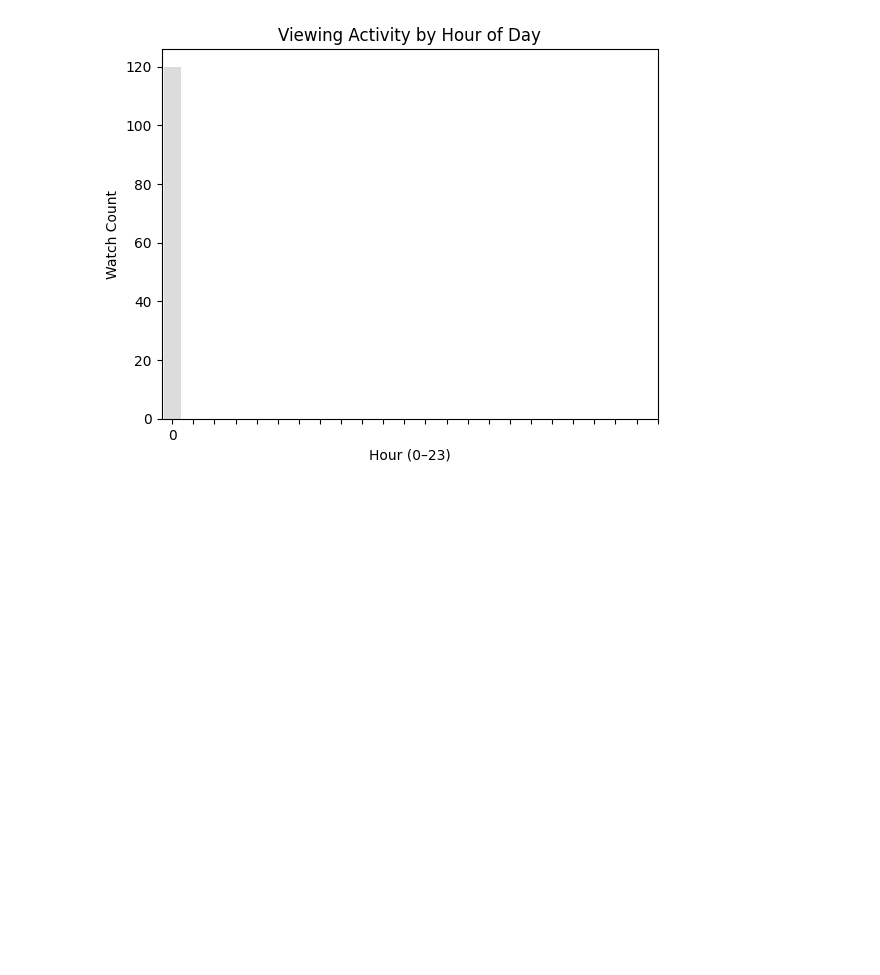
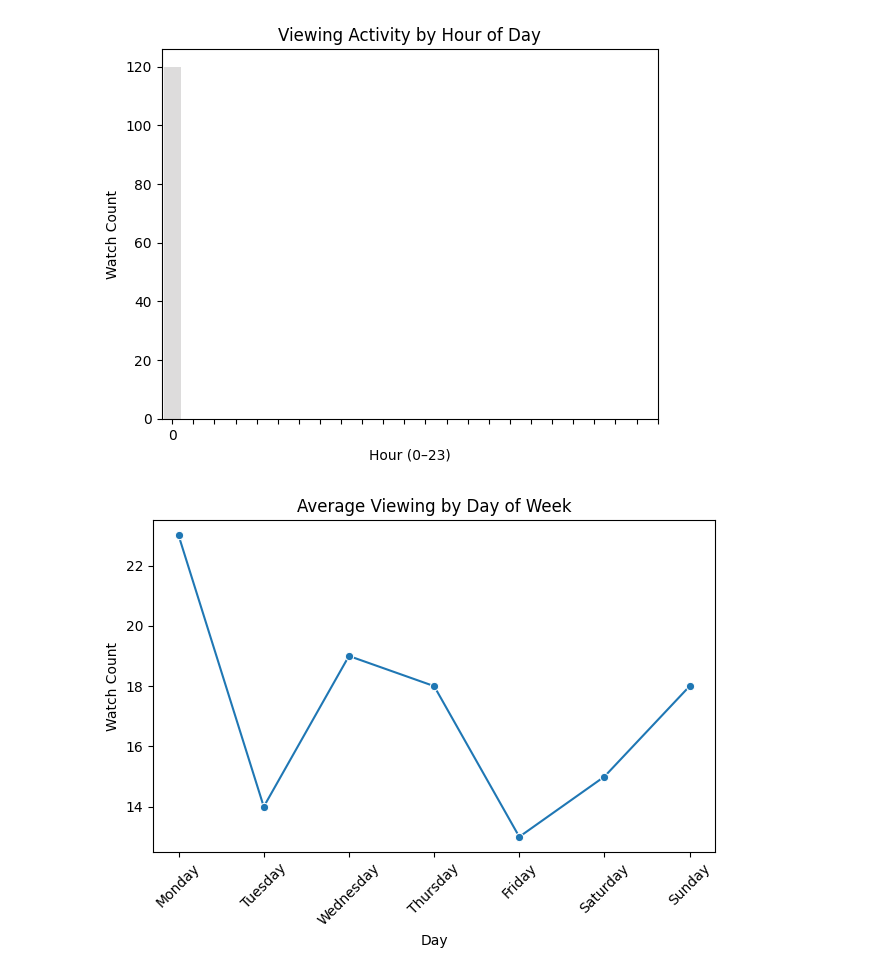
Before and after one commit to ARUNAGIRINATHAN-K/Data-Analyst-Project-Portfolio, a Jupyter notebook: Netflix-WatchPattern-Analytics/notebooks/03_time_series_analysis.ipynb, the cells around one changed output. Drawn from its saved outputs; the diff is of its cells as text; code cells hidden in the pictures; blank space fills up the shorter version.

```diff
--- a/Netflix-WatchPattern-Analytics/notebooks/03_time_series_analysis.ipynb
+++ b/Netflix-WatchPattern-Analytics/notebooks/03_time_series_analysis.ipynb
@@ -52,3 +52,18 @@ Passing `palette` without assigning `hue` is deprecated and will be removed in v
 
   sns.barplot(x=hourly_views.index, y=hourly_views.values, palette="coolwarm")
 [figure]
+# %%
+df['Weekday'] = df['Date'].dt.day_name()
+weekday_avg = df.groupby('Weekday').size().reindex([
+    'Monday', 'Tuesday', 'Wednesday', 'Thursday', 'Friday', 'Saturday', 'Sunday'
+])
+
+sns.lineplot(x=weekday_avg.index, y=weekday_avg.values, marker='o')
+plt.title("Average Viewing by Day of Week")
+plt.xlabel("Day")
+plt.ylabel("Watch Count")
+plt.xticks(rotation=45)
+plt.tight_layout()
+plt.show()
+# %% [output]
+[figure, added]
```
